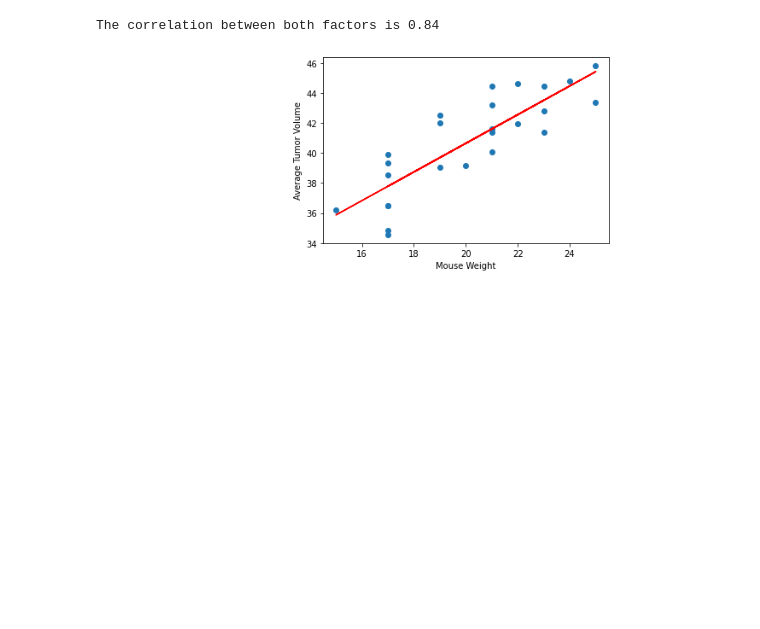
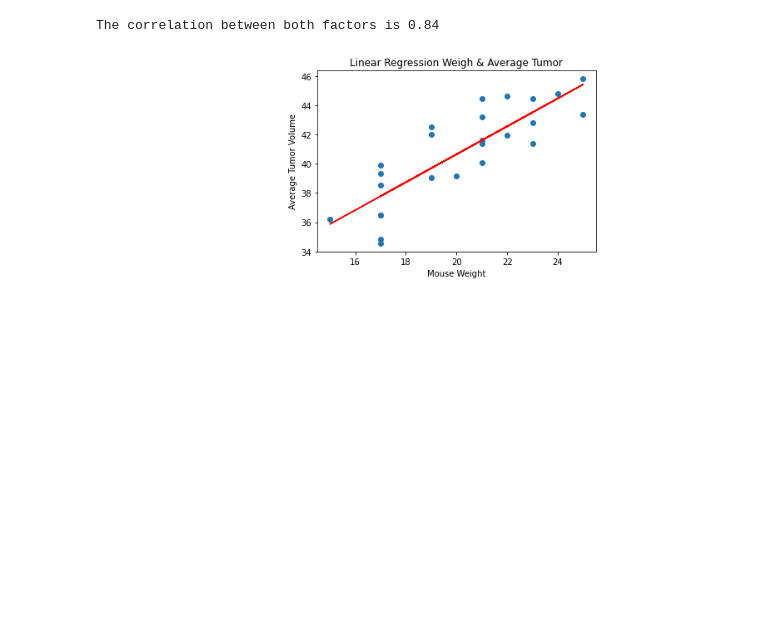
Before and after one commit to SGGO911/Matplotlib-Challenge, a Jupyter notebook: pymaceuticals_starter.ipynb, the cells around one changed output. Saved outputs shown, nothing was run; the diff lists cells and outputs as text; code cells hidden in the pictures.

```diff
--- a/pymaceuticals_starter.ipynb
+++ b/pymaceuticals_starter.ipynb
@@ -308,19 +313,21 @@ The correlation between both factors is 0.84
 # %%
 # import linregress
 from scipy.stats import linregress
 
 #add linear regresion
 
 x_values = ave_tumor_vol["Weight (g)"]
 y_values = ave_tumor_vol["Average Tumor Volume (mm3)"]
 (slope, intercept, rvalue, pvalue, stderr) = linregress(x_values, y_values)
 regress_values = x_values * slope + intercept
 line_eq = "y = " + str(round(slope,2)) + "x + " + str(round(intercept,2))
 plt.scatter(x_values, y_values)
 plt.plot(x_values,regress_values,"r-")
 plt.annotate(line_eq,(6,10),fontsize=15,color="red")
+plt.title("Linear Regression Weigh & Average Tumor")
 plt.xlabel("Mouse Weight")
 plt.ylabel("Average Tumor Volume")
+plt.savefig('linearregression')
 plt.show()
 # %% [output]
-[figure, old version]
+[figure, new version]
```
Also changed, not shown: parts of 6 cells of this notebook, 8 other files.
